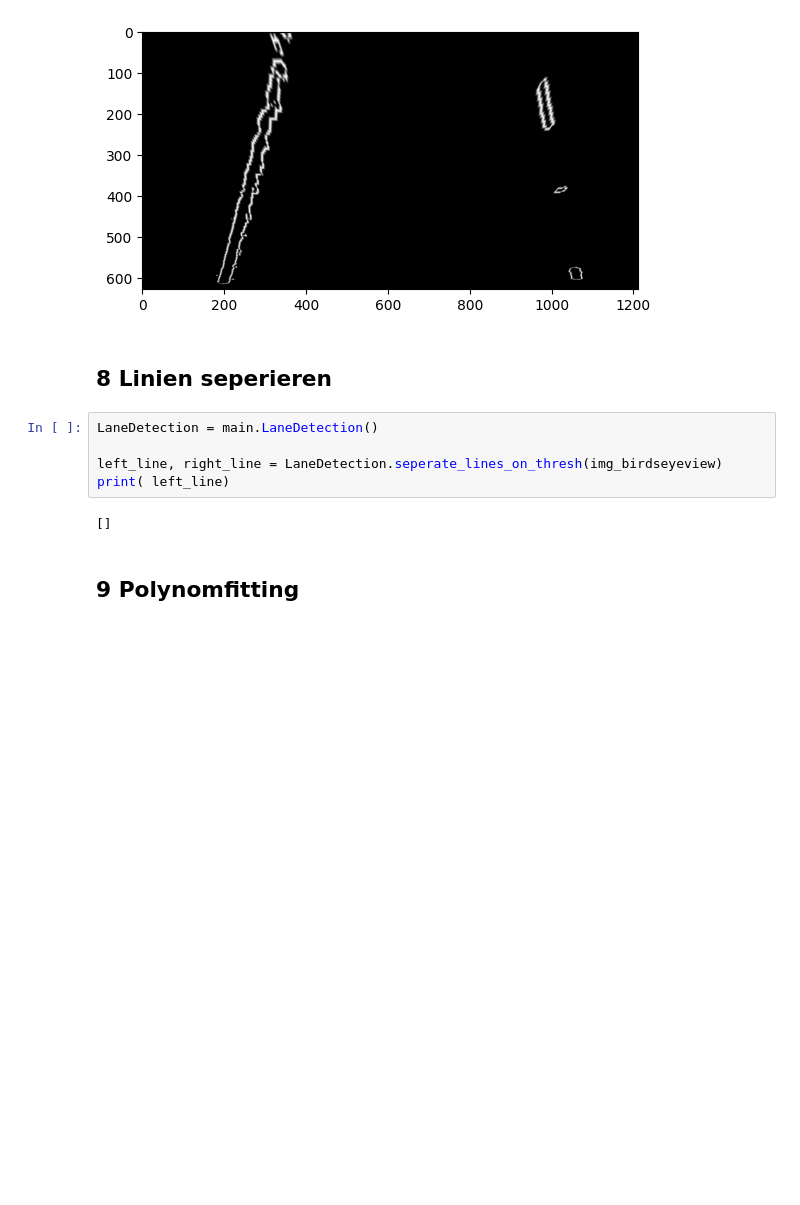
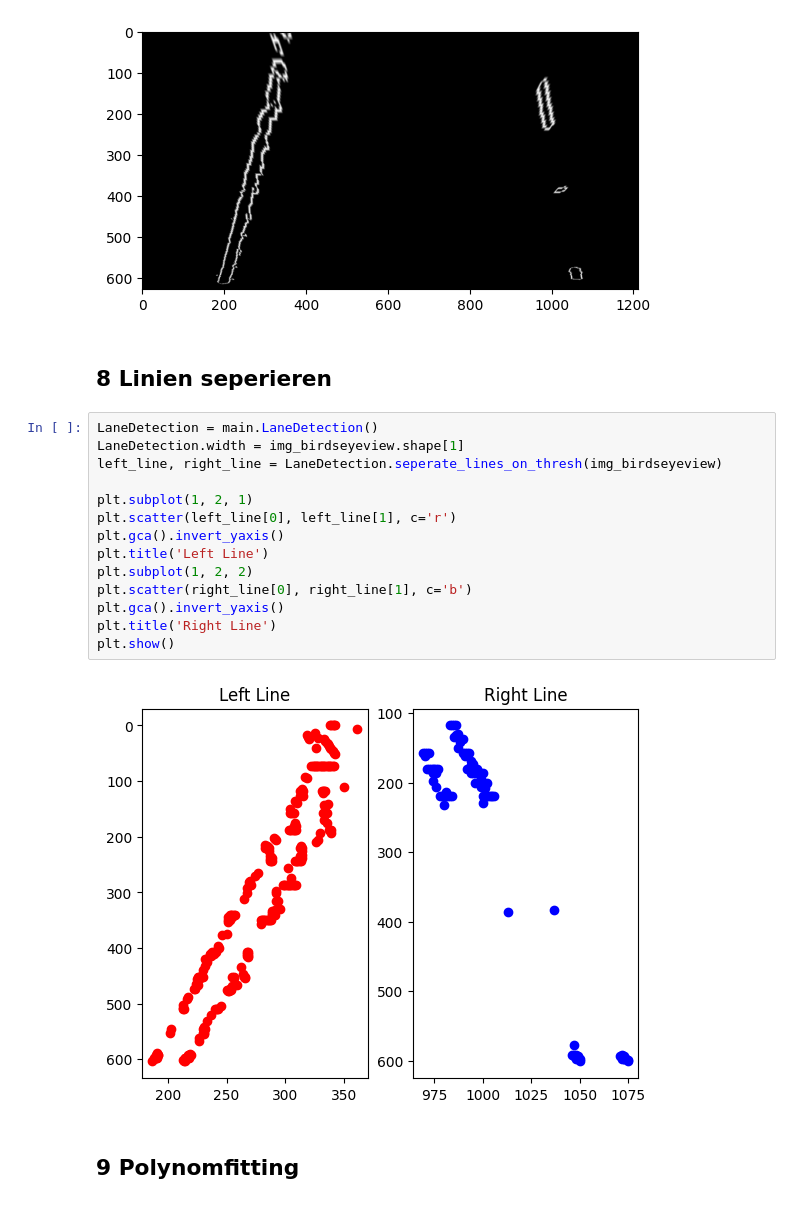
Before and after one commit to Ben-schlch/conventional_lane_detection, a Jupyter notebook: Docs/step_by_step.ipynb, the cells around one changed output. Saved outputs shown, nothing was run; the diff lists cells and outputs as text; blank space fills up the shorter version.

```diff
--- a/lane_detection.ipynb
+++ b/Docs/step_by_step.ipynb
@@ -97,11 +97,20 @@ plt.show()
 ## 8 Linien seperieren
 # %%
 LaneDetection = main.LaneDetection()
+LaneDetection.width = img_birdseyeview.shape[1]
+left_line, right_line = LaneDetection.seperate_lines_on_thresh(img_birdseyeview)
 
-left_line, right_line = LaneDetection.seperate_lines_on_thresh(img_birdseyeview)
-print( left_line)
+plt.subplot(1, 2, 1)
+plt.scatter(left_line[0], left_line[1], c='r')
+plt.gca().invert_yaxis()
+plt.title('Left Line')
+plt.subplot(1, 2, 2)
+plt.scatter(right_line[0], right_line[1], c='b')
+plt.gca().invert_yaxis()
+plt.title('Right Line')
+plt.show()
 # %% [output]
-[]
+[figure, added]
 # %% [markdown]
 ## 9 Polynomfitting
 # %%
```
Also changed, not shown: parts of 5 cells of this notebook, 1 other file.
